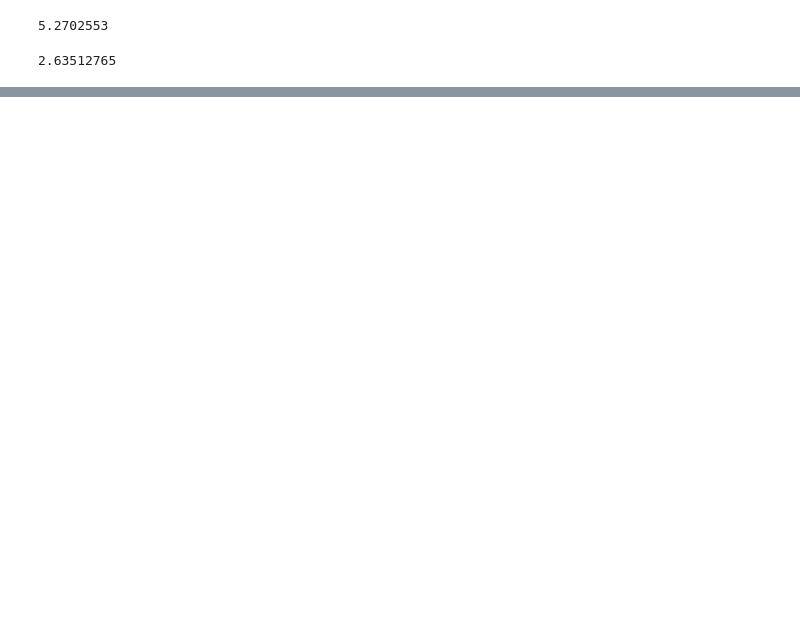
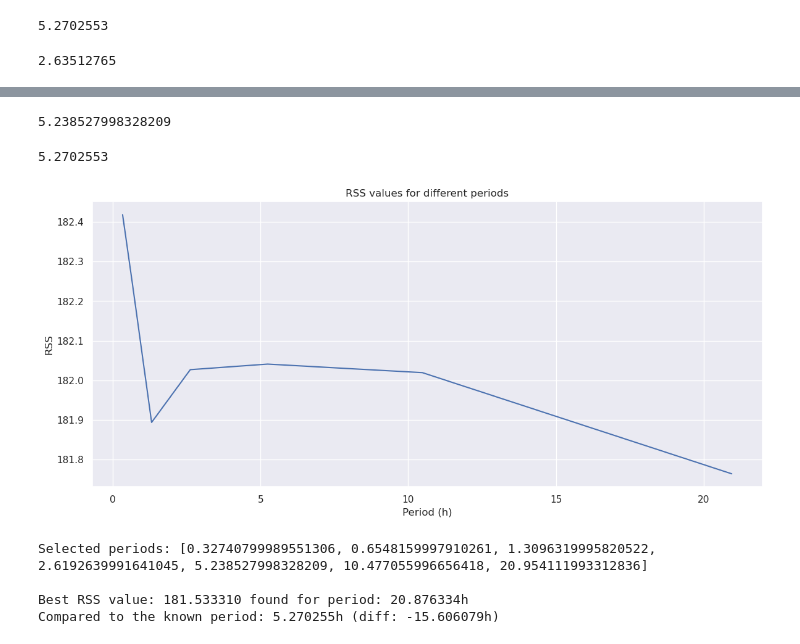
Before and after one commit to Vosloo/asteroid-lightcurves, a Jupyter notebook: EDA.ipynb, the cells around one changed output, grey strips where cells are left out. Cells and saved outputs as stored; diff of their text form; code cells hidden in the pictures; blank space fills up the shorter version.

```diff
--- a/EDA.ipynb
+++ b/EDA.ipynb
@@ -224,0 +215,8 @@ plt.show()
+# %%
+best_period * 2
+# %% [output]
+5.238527998328209
+# %%
+known_period
+# %% [output]
+5.2702553
@@ -224,0 +299,43 @@ plt.show()
+# %%
+period_range = [best_period / 8, best_period / 4, best_period / 2, best_period, best_period * 2, best_period * 4, best_period * 8]
+rss_values = get_rrs_values(period_range)
+
+plt.plot(period_range, rss_values)
+plt.title("RSS values for different periods")
+plt.xlabel("Period (h)")
+plt.ylabel("RSS")
+plt.show()
+
+# Select the period with the lowest RSS as well as ones close to the lowest RSS
+min_rss = np.min(rss_values)
+selected_periods = []
+for period, rss in zip(period_range, rss_values):
+    if rss < min_rss + 1:
+        selected_periods.append(period)
+
+print(f"Selected periods: {selected_periods}\n")
+
+promising_periods = []
+final_values = []
+for period in selected_periods:
+    period_range = np.linspace(period - 0.1, period + 0.1, 100)
+    rss_values = get_rrs_values(period_range)
+
+    lowest_ind = np.argmin(rss_values)
+    final_values.append(period_range[lowest_ind])
+    promising_periods.append(period_range[lowest_ind])
+
+
+best_rss_ind = np.argmin(rss_values)
+
+best_period = period_range[best_rss_ind]
+best_rss = rss_values[best_rss_ind]
+
+print(f"Best RSS value: {best_rss:.6f} found for period: {best_period:.6f}h")
+print(f"Compared to the known period: {known_period:.6f}h (diff: {C_Y_S}{known_period - best_period:.6f}h{C_E})")
+# %% [output]
+[figure, added]
+Selected periods: [0.32740799989551306, 0.6548159997910261, 1.3096319995820522, 2.6192639991641045, 5.238527998328209, 10.477055996656418, 20.954111993312836]
+
+Best RSS value: 181.533310 found for period: 20.876334h
+Compared to the known period: 5.270255h (diff: -15.606079h)
```
Also changed, not shown: parts of 11 cells of this notebook, 1 other file.
